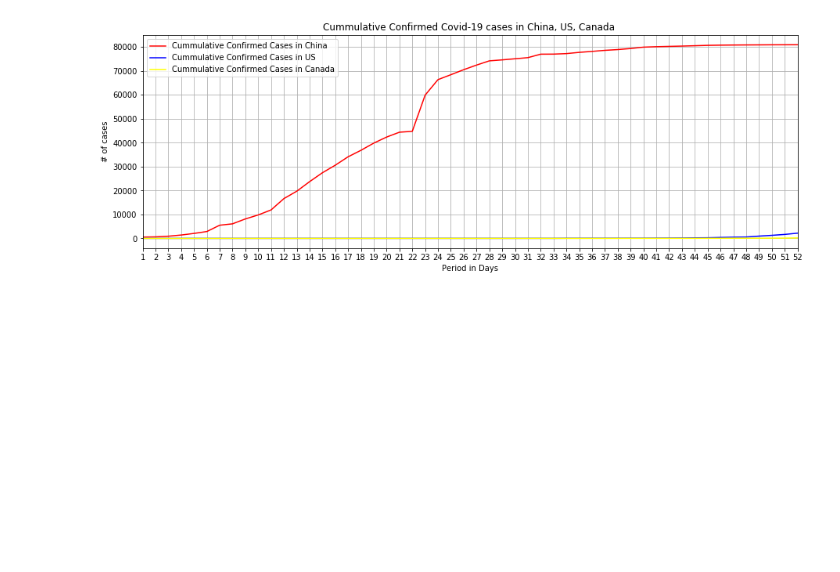
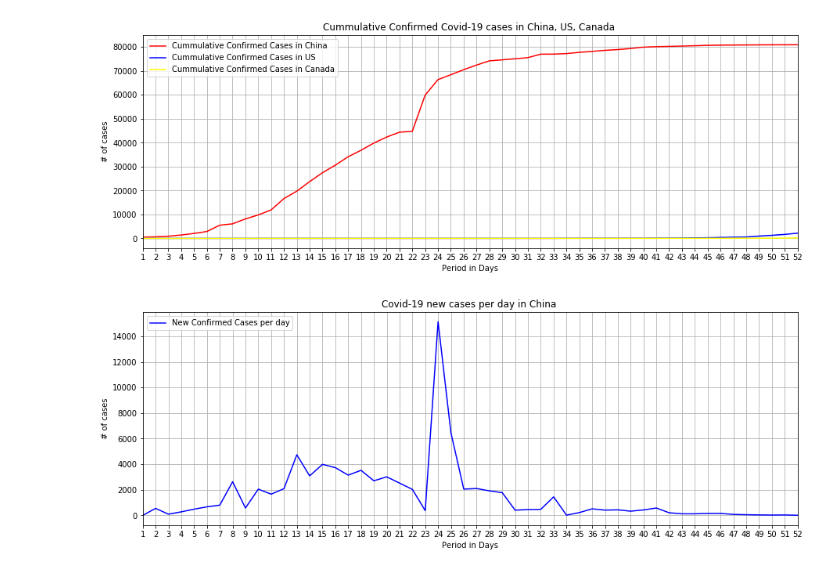
Before and after one commit to davesiddharth/Covid-19-US-Canada-Case-Prediction, a Jupyter notebook: COVID-19_dataset/Data_cleaning_China_US_Canada.ipynb, the cells around one changed output. Saved outputs shown, nothing was run; the diff lists cells and outputs as text; code cells hidden in the pictures; blank space fills up the shorter version.

```diff
--- a/COVID-19_dataset/Data_cleaning_China_US_Canada.ipynb
+++ b/COVID-19_dataset/Data_cleaning_China_US_Canada.ipynb
@@ -435,3 +435,43 @@ plt.xticks(tick_locations)
 plt.show()
 # %% [output]
 [figure]
+# %%
+day_china = np.arange(1, len(china_df))
+new_cases_perday_china = [0]
+diff_confirmed_cases_china = china_df.loc[0,"#Cummulative Confirmed Cases"]
+
+
+for new_cases in day_china:
+
+    new_cases_perday_china.append(diff_confirmed_cases_china)
+    diff_confirmed_cases_china = china_df.loc[new_cases,"#Cummulative Confirmed Cases"] - china_df.loc[new_cases-1,"#Cummulative Confirmed Cases"]
+
+#len(new_cases_perday_china)
+
+china_df=pd.DataFrame({"Dates":Confirmed_final.loc["China",:].index.tolist(),\
+                       "New cases per day":new_cases_perday_china,\
+                           "#Cummulative Confirmed Cases":Confirmed_final.loc["China",:].tolist(),\
+                           "#Cummulative Death Cases":Deaths_final.loc["China",:].tolist(),
+                           "#Cummulative Recovered Cases":Recovered_final.loc["China",:].tolist()})
+#china_df.head()
+
+plt.figure(figsize=(15,5))
+x_axis = np.arange(1, len(china_df)+1)
+tick_locations_china = []
+for x in x_axis:
+    tick_locations_china.append(x)
+
+plt.title("Covid-19 new cases per day in China ")
+plt.xlabel("Period in Days")
+plt.ylabel("# of cases")
+plt.grid()
+plt.xlim(1,52)
+
+new_cases_perday_china, = plt.plot(x_axis, china_df.loc[:,'New cases per day'], color="blue", label="New Confirmed Cases per day")
+
+plt.legend(handles=[new_cases_perday_china], loc="upper left")
+plt.xticks(tick_locations_china)
+
+plt.show()
+# %% [output]
+[figure, added]
```
Also changed, not shown: parts of 3 cells of this notebook.
